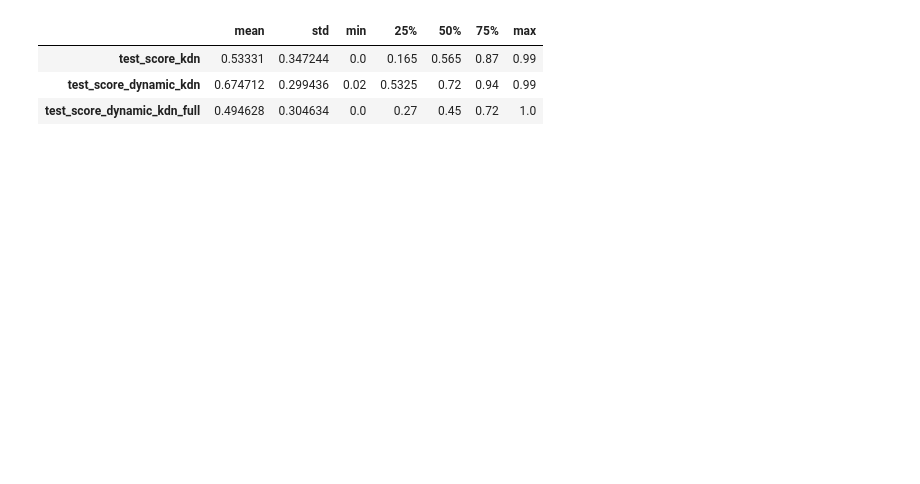
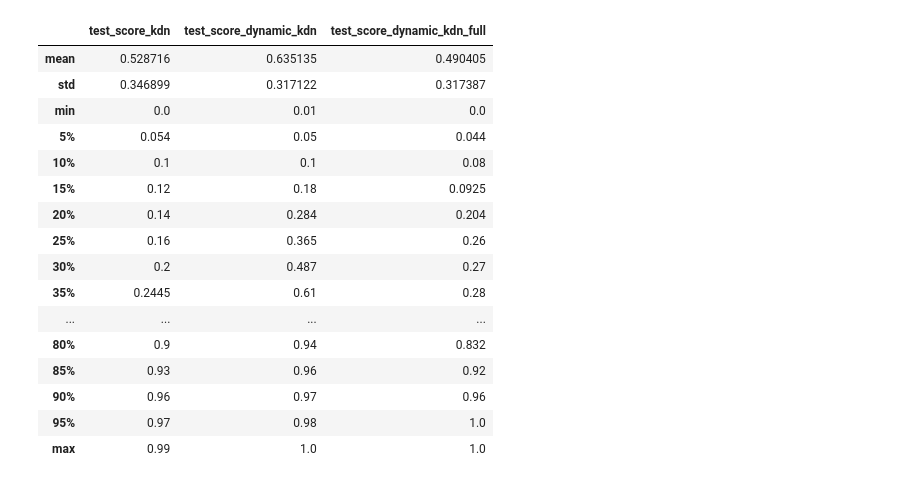
Before and after one commit to Vacek-Ace/dkdn, a Jupyter notebook: notebooks/instance_selection.ipynb, the cells around one changed output. Drawn from its saved outputs; the diff is of its cells as text; code cells hidden in the pictures; blank space fills up the shorter version.

```diff
--- a/notebooks/instance_selection.ipynb
+++ b/notebooks/instance_selection.ipynb
@@ -23,7 +55,21 @@ statistical_summary(df, 'performance gap')
 # %%
-statistical_summary(df, 'sample')
+smp_df = statistical_summary(df, 'sample')
+smp_df
 # %% [output]
-|  | mean | std | min | 25% | 50% | 75% | max |
-| test_score_kdn | 0.53331 | 0.347244 | 0.0 | 0.165 | 0.565 | 0.87 | 0.99 |
-| test_score_dynamic_kdn | 0.674712 | 0.299436 | 0.02 | 0.5325 | 0.72 | 0.94 | 0.99 |
-| test_score_dynamic_kdn_full | 0.494628 | 0.304634 | 0.0 | 0.27 | 0.45 | 0.72 | 1.0 |
+|  | test_score_kdn | test_score_dynamic_kdn | test_score_dynamic_kdn_full |
+| mean | 0.528716 | 0.635135 | 0.490405 |
+| std | 0.346899 | 0.317122 | 0.317387 |
+| min | 0.0 | 0.01 | 0.0 |
+| 5% | 0.054 | 0.05 | 0.044 |
+| 10% | 0.1 | 0.1 | 0.08 |
+| 15% | 0.12 | 0.18 | 0.0925 |
+| 20% | 0.14 | 0.284 | 0.204 |
+| 25% | 0.16 | 0.365 | 0.26 |
+| 30% | 0.2 | 0.487 | 0.27 |
+| 35% | 0.2445 | 0.61 | 0.28 |
+| ... | ... | ... | ... |
+| 80% | 0.9 | 0.94 | 0.832 |
+| 85% | 0.93 | 0.96 | 0.92 |
+| 90% | 0.96 | 0.97 | 0.96 |
+| 95% | 0.97 | 0.98 | 1.0 |
+| max | 0.99 | 1.0 | 1.0 |
```
Also changed, not shown: parts of 10 cells of this notebook, 42 other files.
